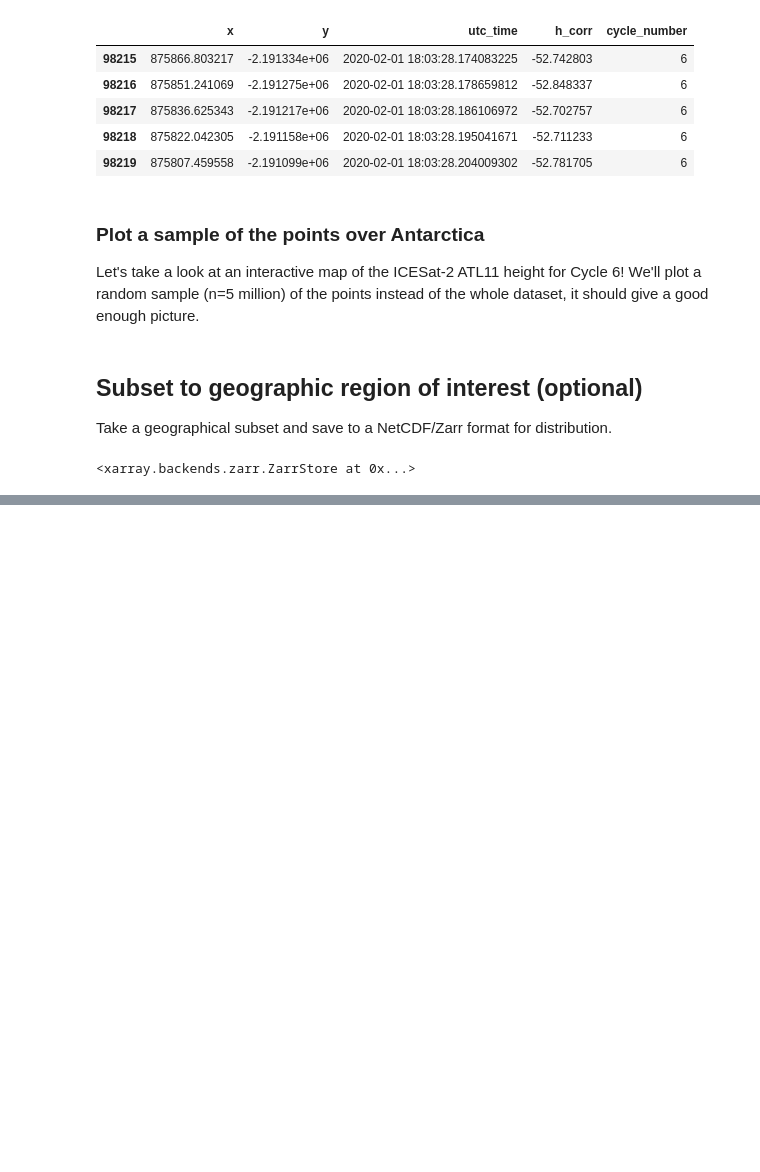
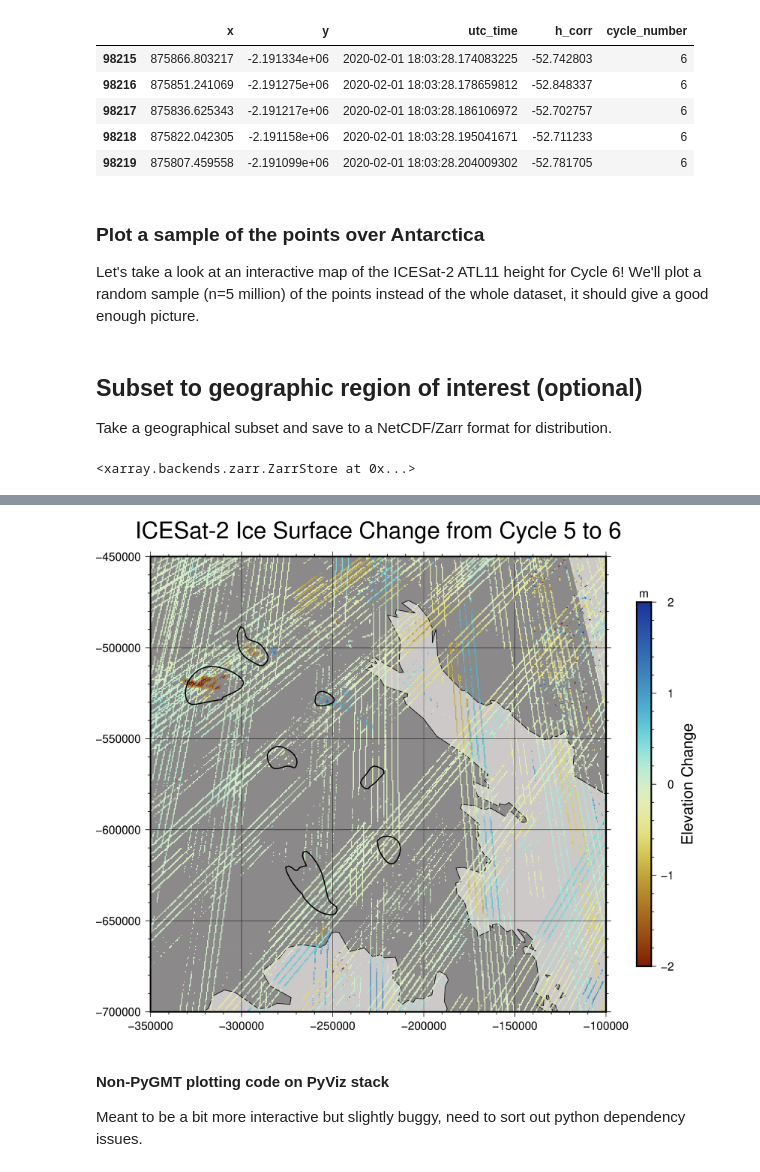
Before and after one commit to weiji14/deepicedrain, a Jupyter notebook: atl11_play.ipynb, the cells around one changed output, grey strips where cells are left out. Drawn from its saved outputs; the diff is of its cells as text; code cells hidden in the pictures; blank space fills up the shorter version.

```diff
--- a/atl11_play.ipynb
+++ b/atl11_play.ipynb
@@ -222,0 +257,3 @@ df_subset.hvplot.points(
+# %%
+dhdf = delta_h.to_dataframe()
+dhdf.head()
@@ -222,0 +295,58 @@ df_subset.hvplot.points(
+# %%
+# Find subglacial lakes (Smith et al., 2009) within region of interest
+subglacial_lakes_gdf = gpd.read_file(
+    filename=r"Quantarctica3/Glaciology/Subglacial Lakes/SubglacialLakes_Smith.shp"
+)
+subglacial_lakes_gdf = subglacial_lakes_gdf.loc[
+    subglacial_lakes_gdf.within(
+        shapely.geometry.Polygon.from_bounds(
+            xmin=region.xmin, xmax=region.xmax, ymin=region.ymin, ymax=region.ymax
+        )
+    )
+]
+subglacial_lakes_geom = [g for g in subglacial_lakes_gdf.geometry]
+subglacial_lakes = [
+    np.dstack(g.exterior.coords.xy).squeeze().astype(np.float32)
+    for g in subglacial_lakes_geom
+]
+# %%
+# Plot our map!
+scale = "1:1500000"
+fig = pygmt.Figure()
+fig.coast(
+    region=region,
+    projection=f"s0/-90/-71/{scale}",
+    area_thresh="+ag",
+    resolution="i",
+    shorelines="0.5p",
+    land="snow4",
+    water="snow3",
+    V="q",
+)
+# fig.grdimage(
+#    grid="Quantarctica3/SatelliteImagery/MODIS/MODIS_Mosaic.tif",
+#    region=region,
+#    projection=f"x{scale}",
+#    I="+d",
+# )
+pygmt.makecpt(cmap="roma", series=[-2, 2])
+fig.grdimage(
+    grid=agg_grid,
+    region=region,
+    projection=f"x{scale}",
+    frame=["afg", 'WSne+t"ICESat-2 Ice Surface Change from Cycle 5 to 6"'],
+    Q=True,
+)
+for subglacial_lake in subglacial_lakes:
+    fig.plot(data=subglacial_lake, L=True, pen="thick")
+fig.colorbar(
+    position="JCR", frame=["af", 'x+l"Elevation Change"', "y+lm"],
+)
+fig.show(width=600)
+# %% [output]
+[figure, added]
+# %% [markdown]
+#### Non-PyGMT plotting code on PyViz stack
+
+Meant to be a bit more interactive but slightly buggy,
+need to sort out python dependency issues.
```
Also changed, not shown: parts of 17 cells of this notebook, 1 other file.
